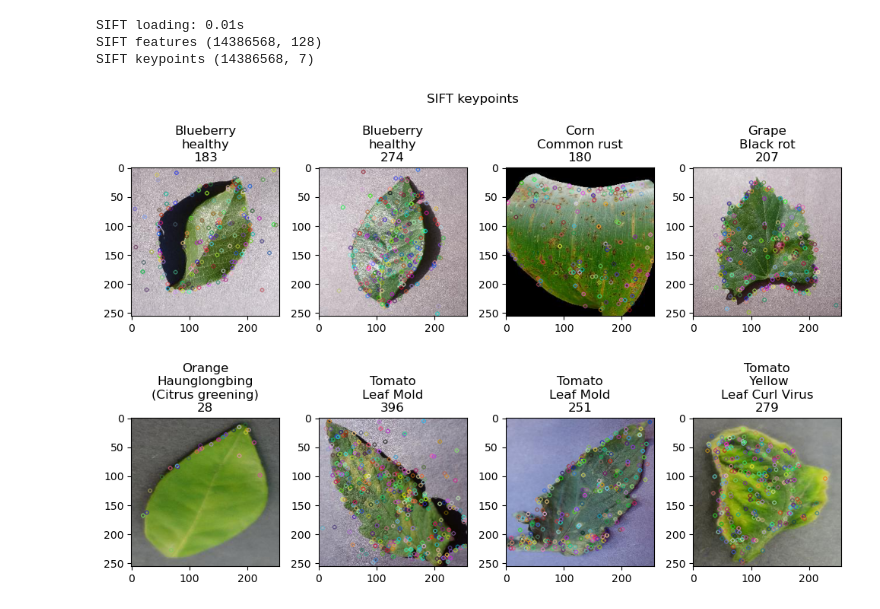
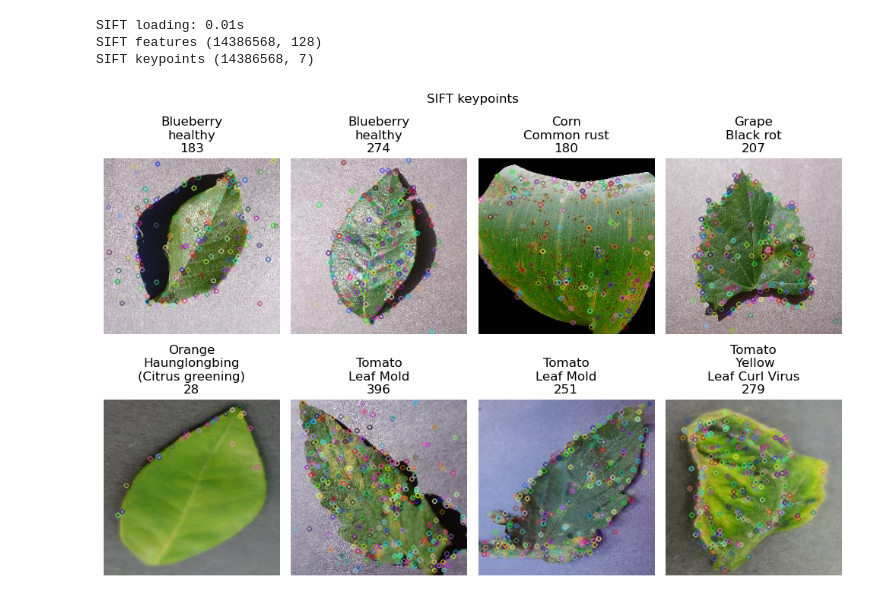
Before and after one commit to jfgagnon00/PlantVillage, a Jupyter notebook: 02 - Features Extraction.ipynb, the cells around one changed output. Drawn from its saved outputs; the diff is of its cells as text; code cells hidden in the pictures.

```diff
--- a/02 - Features Extraction.ipynb
+++ b/02 - Features Extraction.ipynb
@@ -81,8 +81,8 @@ display(vars(orb_features_config))
 
 # pour debugger, s'assurer que le fichier de features
 # est detruit a chaque execution de la cellule
-if "features_orb" in locals():
-    del features_orb
+if "orb_features" in locals():
+    del orb_features
 
 with hlp.Profile() as orb_loading:
     #
@@ -92,11 +92,11 @@ with hlp.Profile() as orb_loading:
                                 pv_dataframe["image_path"].iteritems(),
                                 pv_dataframe.shape[0])
 
-    features_orb = feat.load(orb_features_config, orb_iter)
+    orb_features = feat.load(orb_features_config, orb_iter)
 
 print(f"ORB loading: {round(orb_loading.duration, 2)}s")
-print("ORB features", features_orb.features.shape)
-print("ORB keypoints", features_orb.key_points.shape)
+print("ORB features", orb_features.features.shape)
+print("ORB keypoints", orb_features.key_points.shape)
 # %% [output]
 orb_features_config
 {'install_path': 'dataset/OrbFeatures.hd5',
@@ -157,8 +158,8 @@ display(vars(sift_features_config))
 
 # pour debugger, s'assurer que le fichier de features
 # est detruit a chaque execution de la cellule
-if "features_sift" in locals():
-    del features_sift
+if "sift_features" in locals():
+    del sift_features
 
 with hlp.Profile() as sift_loading:
     #
@@ -168,11 +169,11 @@ with hlp.Profile() as sift_loading:
                                  pv_dataframe["image_path"].iteritems(),
                                  pv_dataframe.shape[0])
 
-    features_sift = feat.load(sift_features_config, sift_iter)
+    sift_features = feat.load(sift_features_config, sift_iter)
 
 print(f"SIFT loading: {round(sift_loading.duration, 2)}s")
-print("SIFT features", features_sift.features.shape)
-print("SIFT keypoints", features_sift.key_points.shape)
+print("SIFT features", sift_features.features.shape)
+print("SIFT keypoints", sift_features.key_points.shape)
 # %% [output]
 sift_features_config
 {'install_path': 'dataset/SiftFeatures.hd5',
@@ -187,28 +188,29 @@ SIFT keypoints (14386568, 7)
 # %%
 #
 # visualiser quelques sift keypoints (les memes que orb)
 #
 
 sift_iter = feat.DatasetIter(pv_dataset,
                              pv_dataframe.loc[indices, "image_path"].iteritems())
 
 _, axes = plt.subplots(SAMPLES_GRID[0], SAMPLES_GRID[1], figsize=FIGSIZE)
 for ax, \
    (image_index, \
     _, \
     key_points_count, \
-    key_points_image) in zip(axes.flatten(), feat.key_points_iter(features_sift, sift_iter)):
+    key_points_image) in zip(axes.flatten(), feat.key_points_iter(sift_features, sift_iter)):
     plt.sca(ax)
 
     species, disease = pv_dataframe.loc[image_index, ["species", "disease"]]
     disease = pv.attribute_prettify(species, disease)
     title = "\n".join([species, disease, str(key_points_count)])
 
     plt.title(title)
+    plt.axis("off")
     plt.imshow(key_points_image)
 
 plt.suptitle("SIFT keypoints")
 plt.tight_layout()
 plt.show()
 # %% [output]
-[figure, old version]
+[figure, new version]
```
Also changed, not shown: parts of 2 cells of this notebook.
